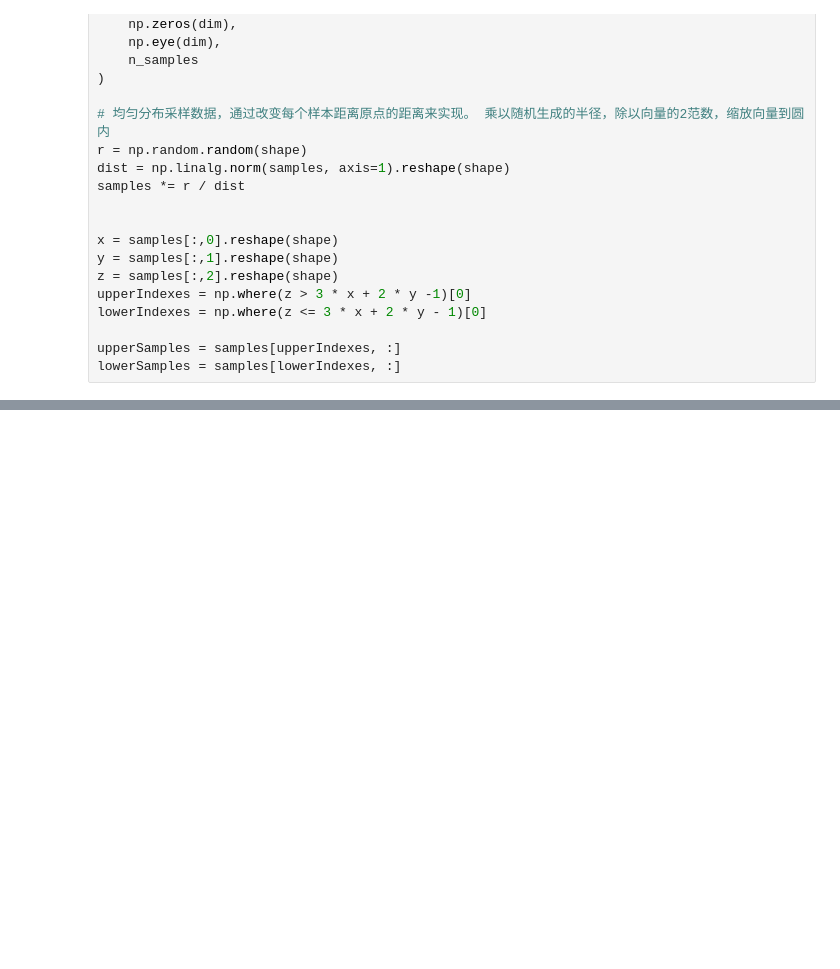
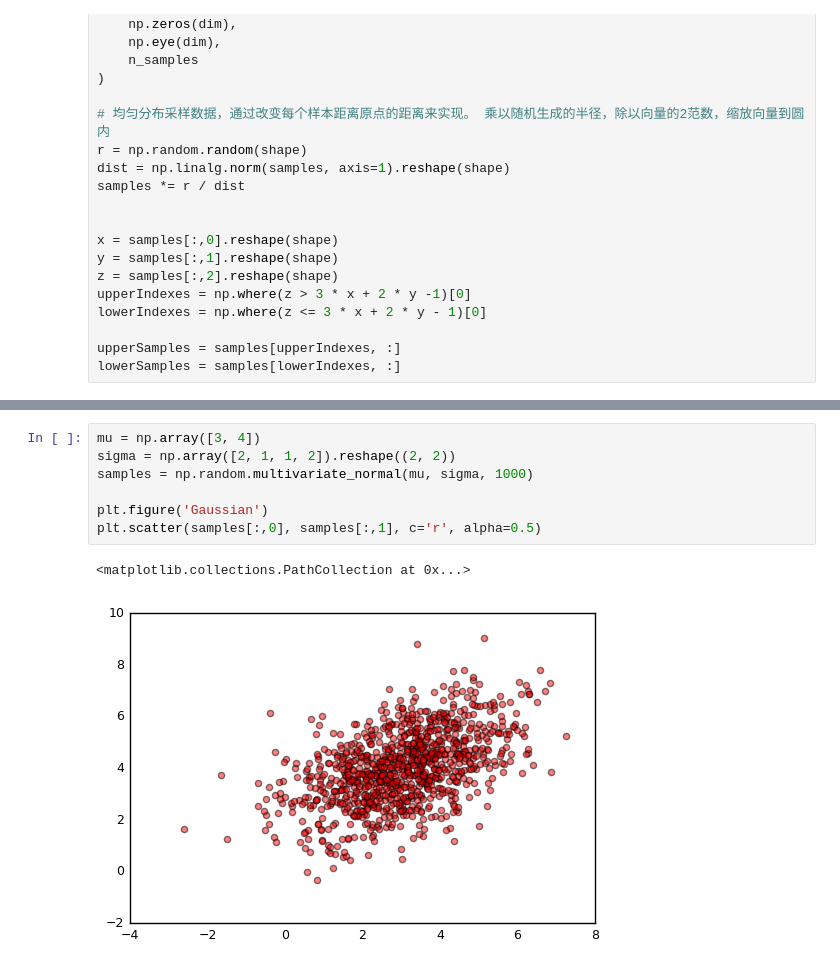
Before and after one commit to liuii/ProbRobotics, a Jupyter notebook: notebooks/00Basic/matplotlib.ipynb, the cells around one changed output, grey strips where cells are left out. Cells and saved outputs as stored; diff of their text form; blank space fills up the shorter version.

```diff
--- a/notebooks/00Basic/matplotlib.ipynb
+++ b/notebooks/00Basic/matplotlib.ipynb
@@ -233,0 +257,10 @@ ax.scatter(lowerSamples[:, 0], lowerSamples[:, 1], lowerSamples[:, 2], c='g', ma
+# %%
+mu = np.array([3, 4])
+sigma = np.array([2, 1, 1, 2]).reshape((2, 2))
+samples = np.random.multivariate_normal(mu, sigma, 1000)
+
+plt.figure('Gaussian')
+plt.scatter(samples[:,0], samples[:,1], c='r', alpha=0.5)
+# %% [output]
+<matplotlib.collections.PathCollection at 0x...>
+[figure, added]
```
Also changed, not shown: parts of 14 cells of this notebook, 1 other file.
